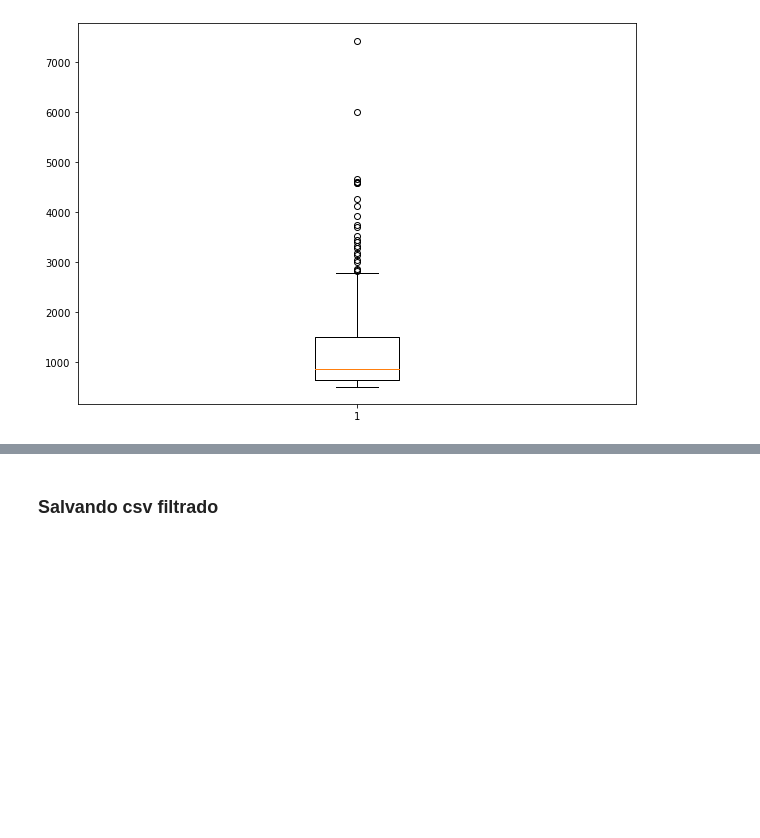
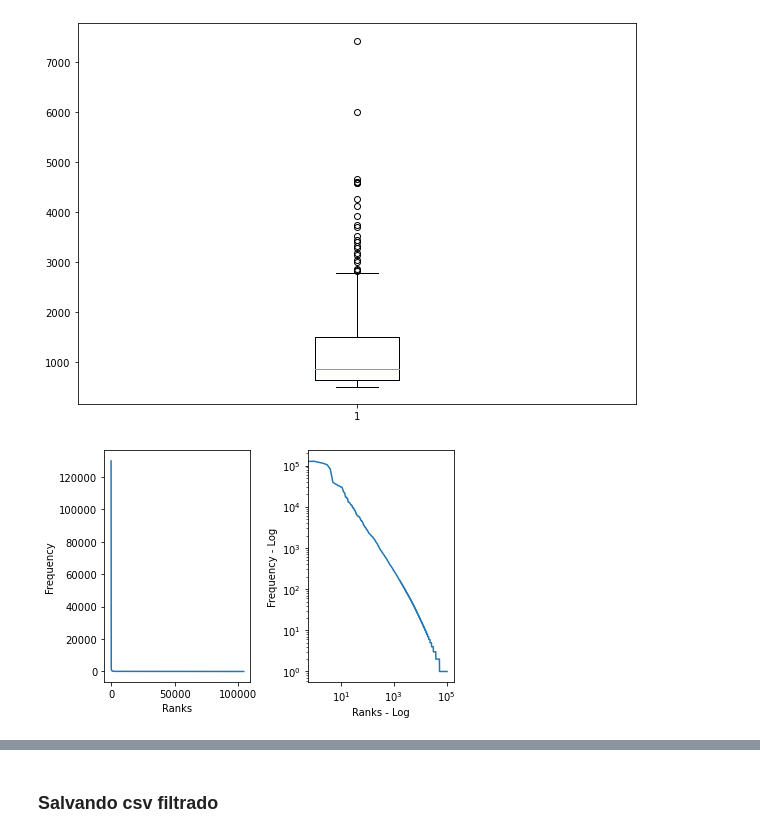
Before and after one commit to lflage/hist_tycho, a Jupyter notebook: TB_Exploratório.ipynb, the cells around one changed output, grey strips where cells are left out. Drawn from its saved outputs; the diff is of its cells as text; code cells hidden in the pictures; blank space fills up the shorter version.

```diff
--- a/TB_Exploratório.ipynb
+++ b/TB_Exploratório.ipynb
@@ -100,0 +82,3 @@ sorted(new_dict.items(), key=lambda kv:kv[1], reverse=1)
+# %%
+all_dict = {key: value for key, value in sorted(count.items(), key=lambda item: item[1],reverse=True)}
+all_dict
@@ -105,3 +107,23 @@ plt.boxplot(count_int_list)
 plt.show()
 # %% [output]
 [figure]
+# %%
+# Plotanto o gráfico de frequências antes da retirada de stopwords e palavras muito frequêntes
+x_values = list(range(len(all_dict)))
+y_values = all_dict.values()
+
+fig, (a1, a2) = plt.subplots(1,2)
+#plt.suptitle("")
+a1.plot(x_values,y_values)
+a1.set_xlabel('Ranks')
+a1.set_ylabel('Frequency')
+
+a2.loglog(x_values,y_values)
+a2.set_xlabel('Ranks - Log')
+a2.set_ylabel('Frequency - Log')
+
+fig.tight_layout()
+plt.savefig('zipf_law.png', transparent=True)
+plt.show()
+# %% [output]
+[figure, added]
```
Also changed, not shown: parts of 12 cells of this notebook.
